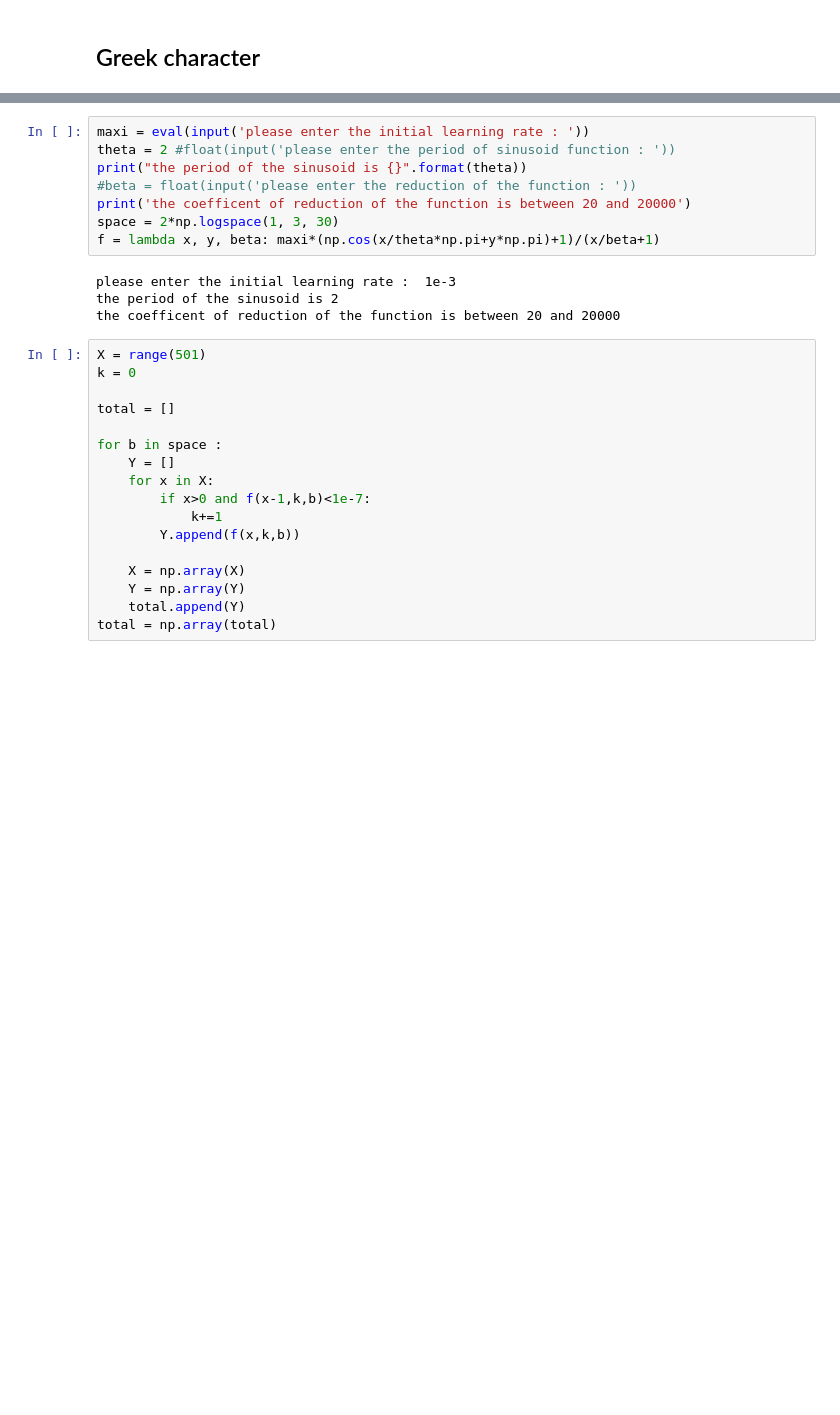
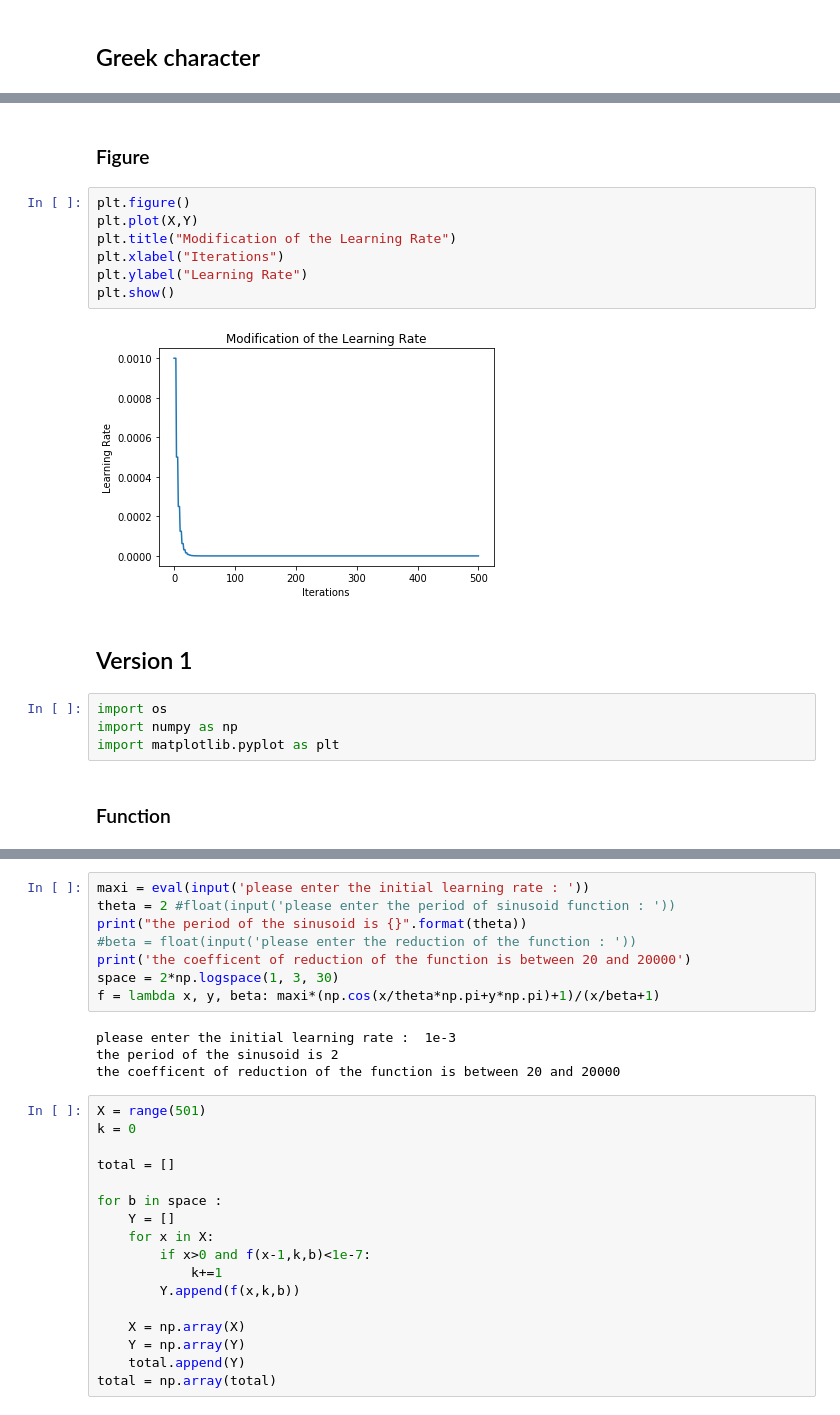
Before and after one commit to Dr3m0r4/traineeship, a Jupyter notebook: mmiv/lr_demo.ipynb, the cells around one changed output, grey strips where cells are left out. Drawn from its saved outputs; the diff is of its cells as text; blank space fills up the shorter version.

```diff
--- a/mmiv/lr_demo.ipynb
+++ b/mmiv/lr_demo.ipynb
@@ -25,0 +44,19 @@ print(Greek)
+# %% [markdown]
+### Figure
+# %%
+plt.figure()
+plt.plot(X,Y)
+plt.title("Modification of the Learning Rate")
+plt.xlabel("Iterations")
+plt.ylabel("Learning Rate")
+plt.show()
+# %% [output]
+[figure, added]
+# %% [markdown]
+## Version 1
+# %%
+import os
+import numpy as np
+import matplotlib.pyplot as plt
+# %% [markdown]
+### Function
```
Also changed, not shown: parts of 40 cells of this notebook, 2 other files.
